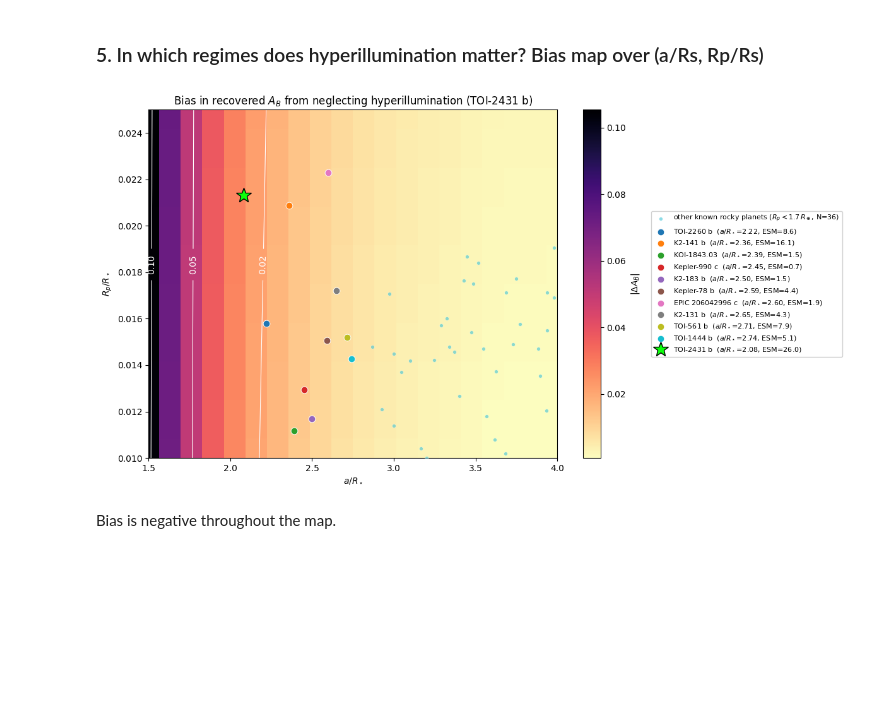
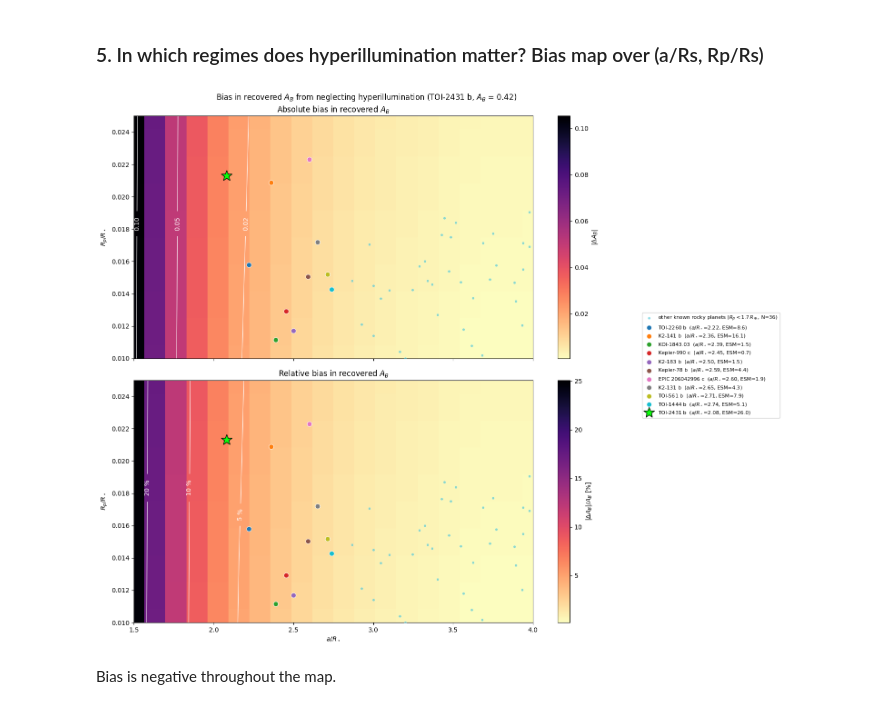
Before and after one commit to JonasSpiller/HyperPhase, a Jupyter notebook: HI PhaseCurve Fitting/AB_Bias.ipynb, the cells around one changed output. Saved outputs shown, nothing was run; the diff lists cells and outputs as text; code cells hidden in the pictures; blank space fills up the shorter version.

```diff
--- a/HI PhaseCurve Fitting/AB_Bias.ipynb
+++ b/HI PhaseCurve Fitting/AB_Bias.ipynb
@@ -301,20 +318,18 @@ get_reusable_executor().shutdown(wait=True)  # free memory SPIDERMAN leaks in th
 # %%
-fig, ax = plt.subplots(figsize=(12, 6.5))
-im = ax.pcolormesh(a_rs_grid, rp_rs_grid, np.ma.masked_invalid(np.abs(bias_map)), cmap="magma_r", shading="auto")
-cs = ax.contour(a_rs_grid, rp_rs_grid, np.ma.masked_invalid(np.abs(bias_map)), levels=[0.02, 0.05, 0.10],
-                colors="w", linewidths=.8)
-ax.clabel(cs, fmt="%.2f")
-# known ROCKY planets (NASA Exoplanet Archive, Rp < 1.7 R_Earth), labelled with a/Rs and ESM.
-# target=planet draws the notebook's planet as the green star (name, a/Rs, ESM read off PlanetParams) and keeps it out of the archive scatter.
-overlay_planets(AGG, ax, "pl_ratror", (rp_rs_grid[0], rp_rs_grid[-1]), a_rs_lim=(a_rs_grid[0], a_rs_grid[-1]), target=planet)
-ax.set_facecolor("0.85")   # railed cells show as grey = "naive model breaks down"
-ax.set_xlim(a_rs_grid[0], a_rs_grid[-1]); ax.set_ylim(rp_rs_grid[0], rp_rs_grid[-1])
-ax.set_xlabel(r"$a/R_\star$"); ax.set_ylabel(r"$R_p/R_\star$")
-ax.set_title(rf"Bias in recovered $A_B$ from neglecting hyperillumination ({planet.name})")
-fig.colorbar(im, ax=ax, label=r"$|\Delta A_B|$")
-ax.legend(loc="center left", bbox_to_anchor=(1.22, 0.5), fontsize=8, framealpha=.9)
-fig.tight_layout()
+# Grid box, widened by map_grid where the target itself falls outside it, so the notebook's own `planet` is always on its own map.
+a_rs_grid  = map_grid(1.5, 4.0, 20, include=planet.R / planet.r2)
+rp_rs_grid = map_grid(0.01, 0.025, 10, include=planet.r1 / planet.r2)
+kw = dict(n_layers=40, n_lo=300, n_la=150)     # the 200 K T_floor in model_pcurve keeps the naive terminator spline stable at this resolution
+
+flat = Parallel(n_jobs=-1, backend="loky")(
+    delayed(bias_cell)(cfg, A_B_true, a_rs=ar, rp_rs=rpp, **kw) for rpp in rp_rs_grid for ar in a_rs_grid)
+bias_map = np.array(flat).reshape(len(rp_rs_grid), len(a_rs_grid))
+get_reusable_executor().shutdown(wait=True)  # free memory SPIDERMAN leaks in the workers before the next run
+
+
+# Plotting (plot_bias_maps from 4.): absolute (top) and relative (bottom) bias
+plot_bias_maps(a_rs_grid, rp_rs_grid, bias_map, "pl_ratror", r"$R_p/R_\star$")
 # %% [output]
-[figure, old version]
+[figure, new version]
 # %% [markdown]
 Bias is negative throughout the map.
```
Also changed, not shown: parts of 12 cells of this notebook, 6 other files.
